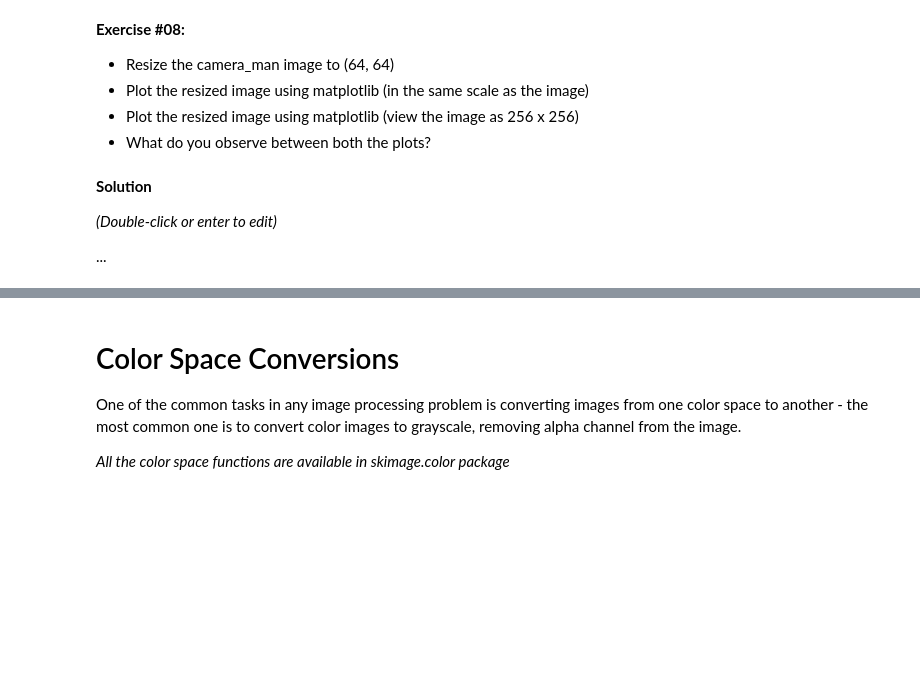
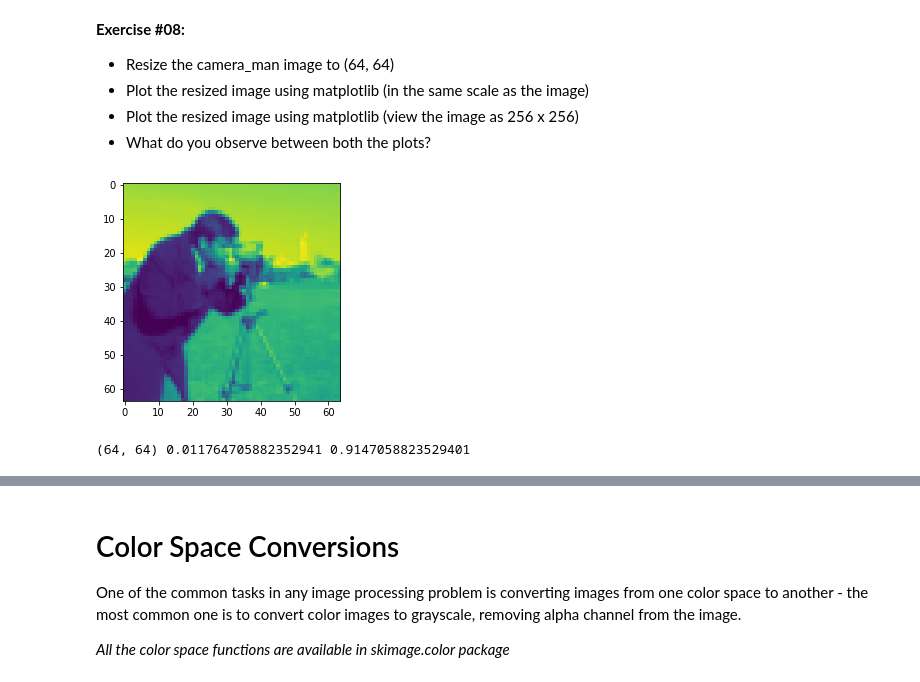
Before and after one commit to EjbejaranosAI/MAI-UPC, a Jupyter notebook: CV/2021/lab_1_introduction/P1_28_sep_2021_introduction/introduction_to_skimage.ipynb, the cells around one changed output, grey strips where cells are left out. Saved outputs shown, nothing was run; the diff lists cells and outputs as text; code cells hidden in the pictures; blank space fills up the shorter version.

```diff
--- a/CV/2021/lab_1_introduction/P1_28_sep_2021_introduction/introduction_to_skimage.ipynb
+++ b/CV/2021/lab_1_introduction/P1_28_sep_2021_introduction/introduction_to_skimage.ipynb
@@ -296,6 +317,11 @@ print(camera_image_5.shape, camera_image_5.min(), camera_image_5.max())
-# %% [markdown]
-**Solution**
-
-*(Double-click or enter to edit)*
-
-...
+# %%
+# solution
+
+
+camera_image_64 = resize(camera_image, (64, 64))
+plt.imshow(camera_image_64)
+plt.show()
+print(camera_image_64.shape, camera_image_64.min(), camera_image_64.max())
+# %% [output]
+[figure, added]
+(64, 64) 0.011764705882352941 0.9147058823529401
```
Also changed, not shown: parts of 19 cells of this notebook, 4 other files.
